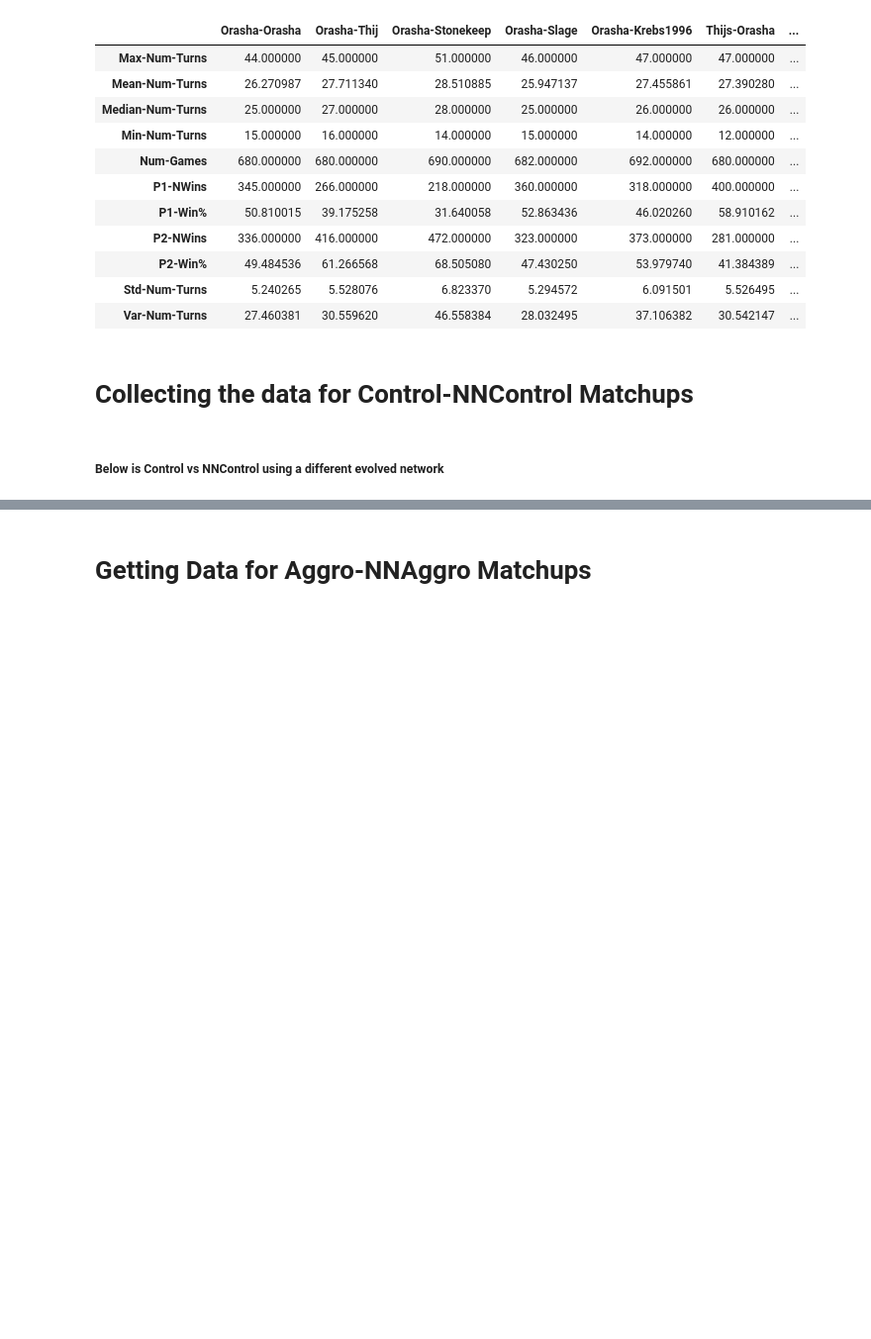
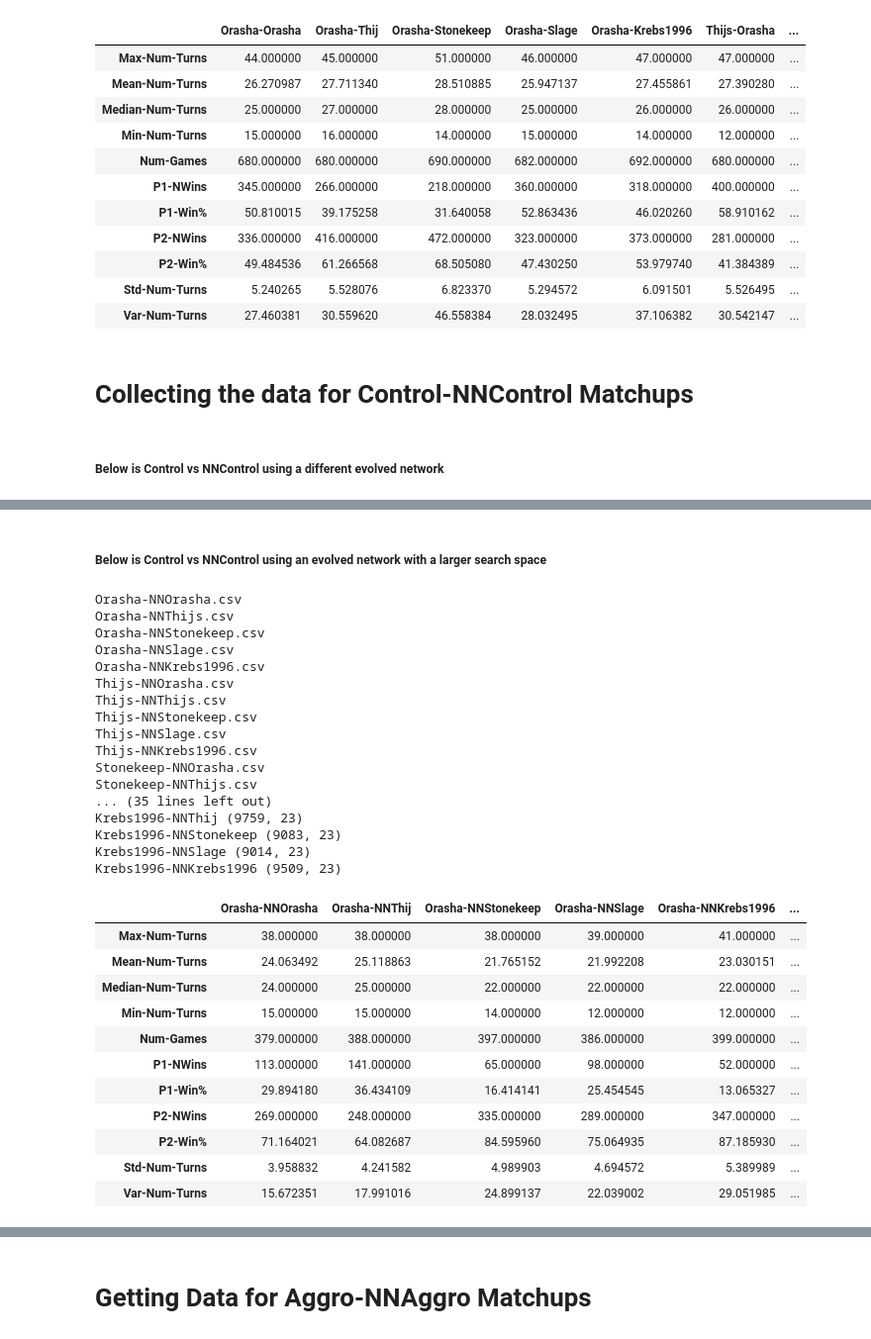
Before and after one commit to cww5/Sabber_Work_2019F, a Jupyter notebook: thesis-extensions/Spring_Data_Analysis.ipynb, the cells around one changed output, grey strips where cells are left out. Shown: that part at 99% size. Saved outputs shown, nothing was run; the diff lists cells and outputs as text; code cells hidden in the pictures; blank space fills up the shorter version.

```diff
--- a/thesis-extensions/Spring_Data_Analysis.ipynb
+++ b/thesis-extensions/Spring_Data_Analysis.ipynb
@@ -630,0 +669,39 @@ print(get_average_matchup_winrate(cnc2_sdf, 2))
+# %% [markdown]
+##### Below is Control vs NNControl using an evolved network with a larger search space
+# %%
+cnc3_folder = os.path.join(root_dir, 'CvsNNC_2.0_Large_Compiled\\')
+con3_cnc = gamework.MatchupData('control', 'nncontrol', cnc3_folder)
+con3_cnc.get_matchups()
+con3_cnc_folders = con3_cnc.get_folders()
+cnc3_sdf = con3_cnc.get_all_matchup_summary_data()
+cnc3_sdf
+# %% [output]
+Orasha-NNOrasha.csv
+Orasha-NNThijs.csv
+Orasha-NNStonekeep.csv
+Orasha-NNSlage.csv
+Orasha-NNKrebs1996.csv
+Thijs-NNOrasha.csv
+Thijs-NNThijs.csv
+Thijs-NNStonekeep.csv
+Thijs-NNSlage.csv
+Thijs-NNKrebs1996.csv
+Stonekeep-NNOrasha.csv
+Stonekeep-NNThijs.csv
+... (35 lines left out)
+Krebs1996-NNThij (9759, 23)
+Krebs1996-NNStonekeep (9083, 23)
+Krebs1996-NNSlage (9014, 23)
+Krebs1996-NNKrebs1996 (9509, 23)
+|  | Orasha-NNOrasha | Orasha-NNThij | Orasha-NNStonekeep | Orasha-NNSlage | Orasha-NNKrebs1996 | ... |
+| Max-Num-Turns | 38.000000 | 38.000000 | 38.000000 | 39.000000 | 41.000000 | ... |
+| Mean-Num-Turns | 24.063492 | 25.118863 | 21.765152 | 21.992208 | 23.030151 | ... |
+| Median-Num-Turns | 24.000000 | 25.000000 | 22.000000 | 22.000000 | 22.000000 | ... |
+| Min-Num-Turns | 15.000000 | 15.000000 | 14.000000 | 12.000000 | 12.000000 | ... |
+| Num-Games | 379.000000 | 388.000000 | 397.000000 | 386.000000 | 399.000000 | ... |
+| P1-NWins | 113.000000 | 141.000000 | 65.000000 | 98.000000 | 52.000000 | ... |
+| P1-Win% | 29.894180 | 36.434109 | 16.414141 | 25.454545 | 13.065327 | ... |
+| P2-NWins | 269.000000 | 248.000000 | 335.000000 | 289.000000 | 347.000000 | ... |
+| P2-Win% | 71.164021 | 64.082687 | 84.595960 | 75.064935 | 87.185930 | ... |
+| Std-Num-Turns | 3.958832 | 4.241582 | 4.989903 | 4.694572 | 5.389989 | ... |
+| Var-Num-Turns | 15.672351 | 17.991016 | 24.899137 | 22.039002 | 29.051985 | ... |
```
Also changed, not shown: parts of 33 cells of this notebook, 26 other files.
